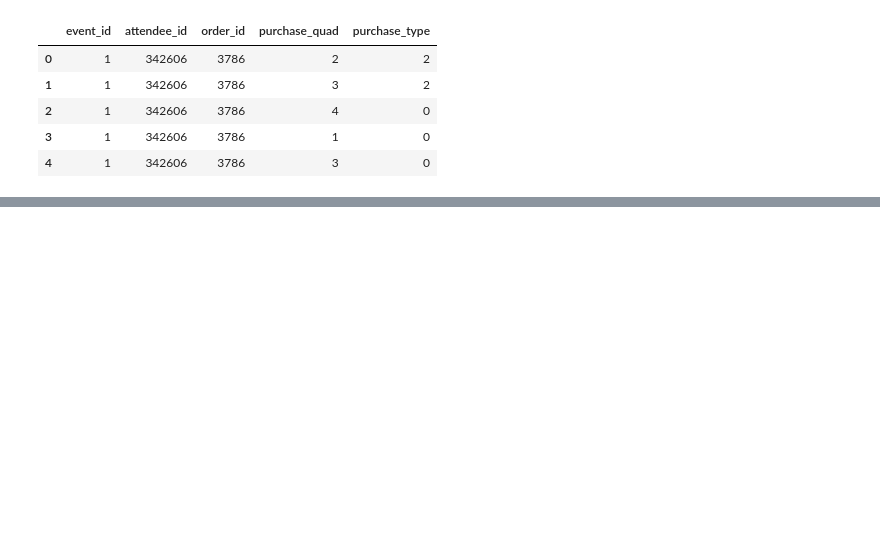
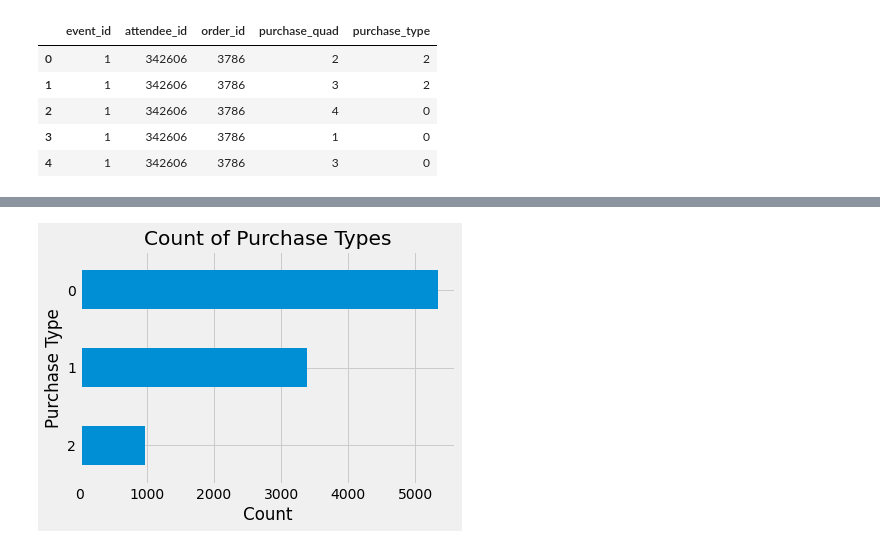
Before and after one commit to yuchild/ue_recommender, a Jupyter notebook: eda.ipynb, the cells around one changed output, grey strips where cells are left out. Saved outputs shown, nothing was run; the diff lists cells and outputs as text; code cells hidden in the pictures; blank space fills up the shorter version.

```diff
--- a/eda.ipynb
+++ b/eda.ipynb
@@ -17,0 +102,14 @@ df.head()
+# %%
+purchase_type_count = df['purchase_type'].value_counts().values
+purchase_type = df['purchase_type'].value_counts().index
+purchase_type_df = pd.DataFrame({'Purchase Type': purchase_type
+                              , 'Count': purchase_type_count
+                             })
+purchase_type_df.set_index('Purchase Type', inplace = True)
+ax = purchase_type_df.plot.barh()
+ax.get_legend().remove()
+plt.xlabel('Count')
+plt.title('Count of Purchase Types')
+plt.gca().invert_yaxis();
+# %% [output]
+[figure, added]
```
Also changed, not shown: parts of 7 cells of this notebook.
